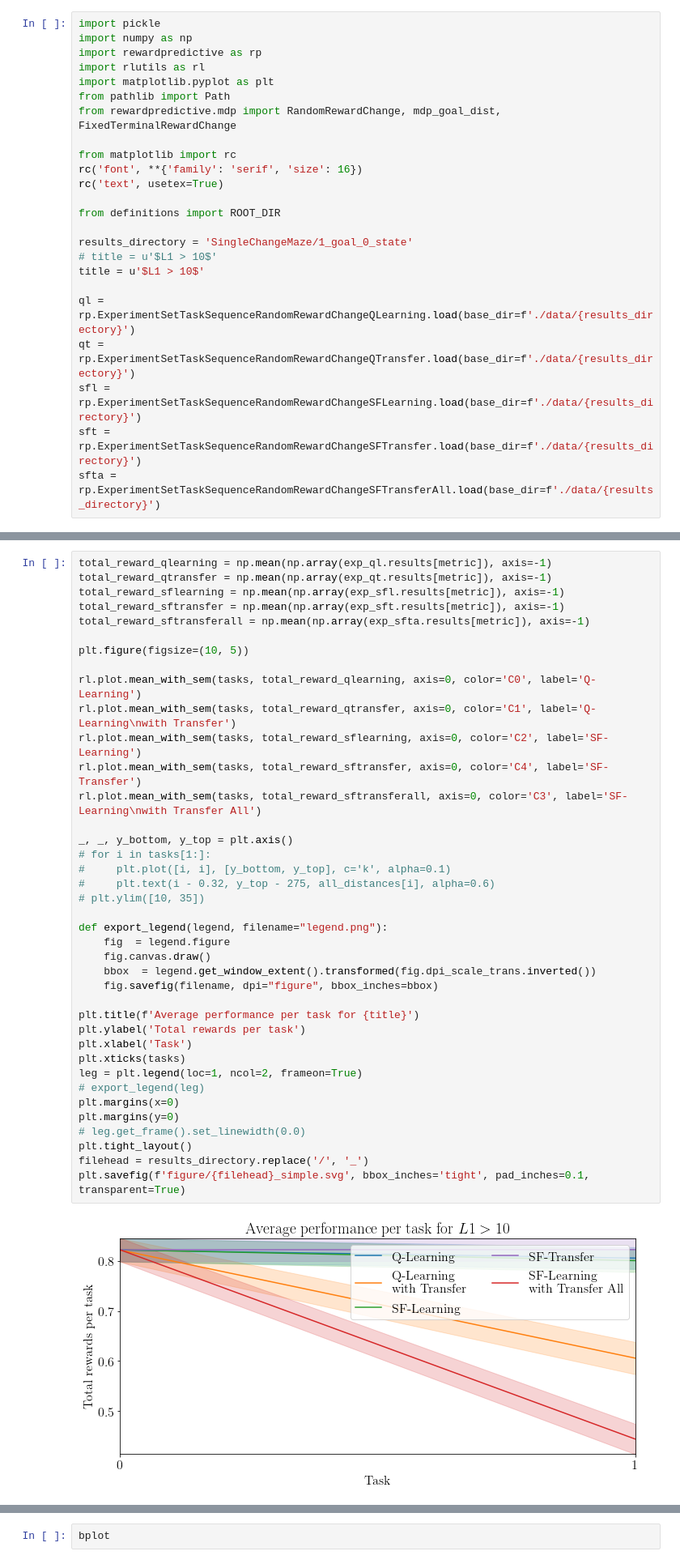
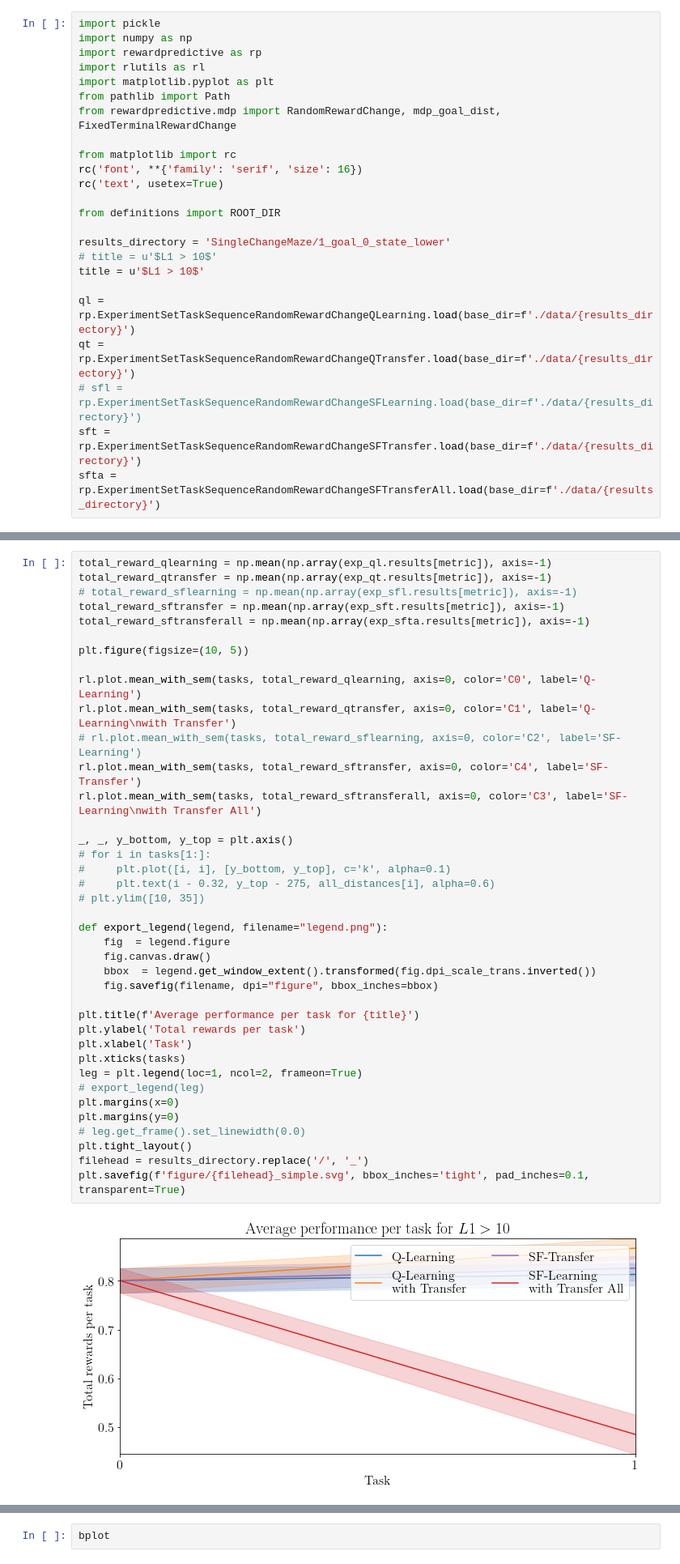
Before and after one commit to samuelfneumann/rewardpredictive, a Jupyter notebook: viz_single.ipynb, the cells around one changed output, grey strips where cells are left out. Shown: that part at 81% size. Cells and saved outputs as stored; diff of their text form.

```diff
--- a/viz_single.ipynb
+++ b/viz_single.ipynb
@@ -13,13 +13,13 @@ rc('text', usetex=True)
 
 from definitions import ROOT_DIR
 
-results_directory = 'SingleChangeMaze/1_goal_0_state'
+results_directory = 'SingleChangeMaze/1_goal_0_state_lower'
 # title = u'$L1 > 10$'
 title = u'$L1 > 10$'
 
 ql = rp.ExperimentSetTaskSequenceRandomRewardChangeQLearning.load(base_dir=f'./data/{results_directory}')
 qt = rp.ExperimentSetTaskSequenceRandomRewardChangeQTransfer.load(base_dir=f'./data/{results_directory}')
-sfl = rp.ExperimentSetTaskSequenceRandomRewardChangeSFLearning.load(base_dir=f'./data/{results_directory}')
+# sfl = rp.ExperimentSetTaskSequenceRandomRewardChangeSFLearning.load(base_dir=f'./data/{results_directory}')
 sft = rp.ExperimentSetTaskSequenceRandomRewardChangeSFTransfer.load(base_dir=f'./data/{results_directory}')
 sfta = rp.ExperimentSetTaskSequenceRandomRewardChangeSFTransferAll.load(base_dir=f'./data/{results_directory}')
 # %%
@@ -77,7 +96,7 @@ change_maze_per_run: True
 # %%
 total_reward_qlearning = np.mean(np.array(exp_ql.results[metric]), axis=-1)
 total_reward_qtransfer = np.mean(np.array(exp_qt.results[metric]), axis=-1)
-total_reward_sflearning = np.mean(np.array(exp_sfl.results[metric]), axis=-1)
+# total_reward_sflearning = np.mean(np.array(exp_sfl.results[metric]), axis=-1)
 total_reward_sftransfer = np.mean(np.array(exp_sft.results[metric]), axis=-1)
 total_reward_sftransferall = np.mean(np.array(exp_sfta.results[metric]), axis=-1)
 
@@ -85,33 +104,33 @@ plt.figure(figsize=(10, 5))
 
 rl.plot.mean_with_sem(tasks, total_reward_qlearning, axis=0, color='C0', label='Q-Learning')
 rl.plot.mean_with_sem(tasks, total_reward_qtransfer, axis=0, color='C1', label='Q-Learning\nwith Transfer')
-rl.plot.mean_with_sem(tasks, total_reward_sflearning, axis=0, color='C2', label='SF-Learning')
+# rl.plot.mean_with_sem(tasks, total_reward_sflearning, axis=0, color='C2', label='SF-Learning')
 rl.plot.mean_with_sem(tasks, total_reward_sftransfer, axis=0, color='C4', label='SF-Transfer')
 rl.plot.mean_with_sem(tasks, total_reward_sftransferall, axis=0, color='C3', label='SF-Learning\nwith Transfer All')
 
 _, _, y_bottom, y_top = plt.axis()
 # for i in tasks[1:]:
 #     plt.plot([i, i], [y_bottom, y_top], c='k', alpha=0.1)
 #     plt.text(i - 0.32, y_top - 275, all_distances[i], alpha=0.6)
 # plt.ylim([10, 35])
 
 def export_legend(legend, filename="legend.png"):
     fig  = legend.figure
     fig.canvas.draw()
     bbox  = legend.get_window_extent().transformed(fig.dpi_scale_trans.inverted())
     fig.savefig(filename, dpi="figure", bbox_inches=bbox)
 
 plt.title(f'Average performance per task for {title}')
 plt.ylabel('Total rewards per task')
 plt.xlabel('Task')
 plt.xticks(tasks)
 leg = plt.legend(loc=1, ncol=2, frameon=True)
 # export_legend(leg)
 plt.margins(x=0)
 plt.margins(y=0)
 # leg.get_frame().set_linewidth(0.0)
 plt.tight_layout()
 filehead = results_directory.replace('/', '_')
 plt.savefig(f'figure/{filehead}_simple.svg', bbox_inches='tight', pad_inches=0.1, transparent=True)
 # %% [output]
-[figure, old version]
+[figure, new version]
```
Also changed, not shown: parts of 6 cells of this notebook, 32 other files.
